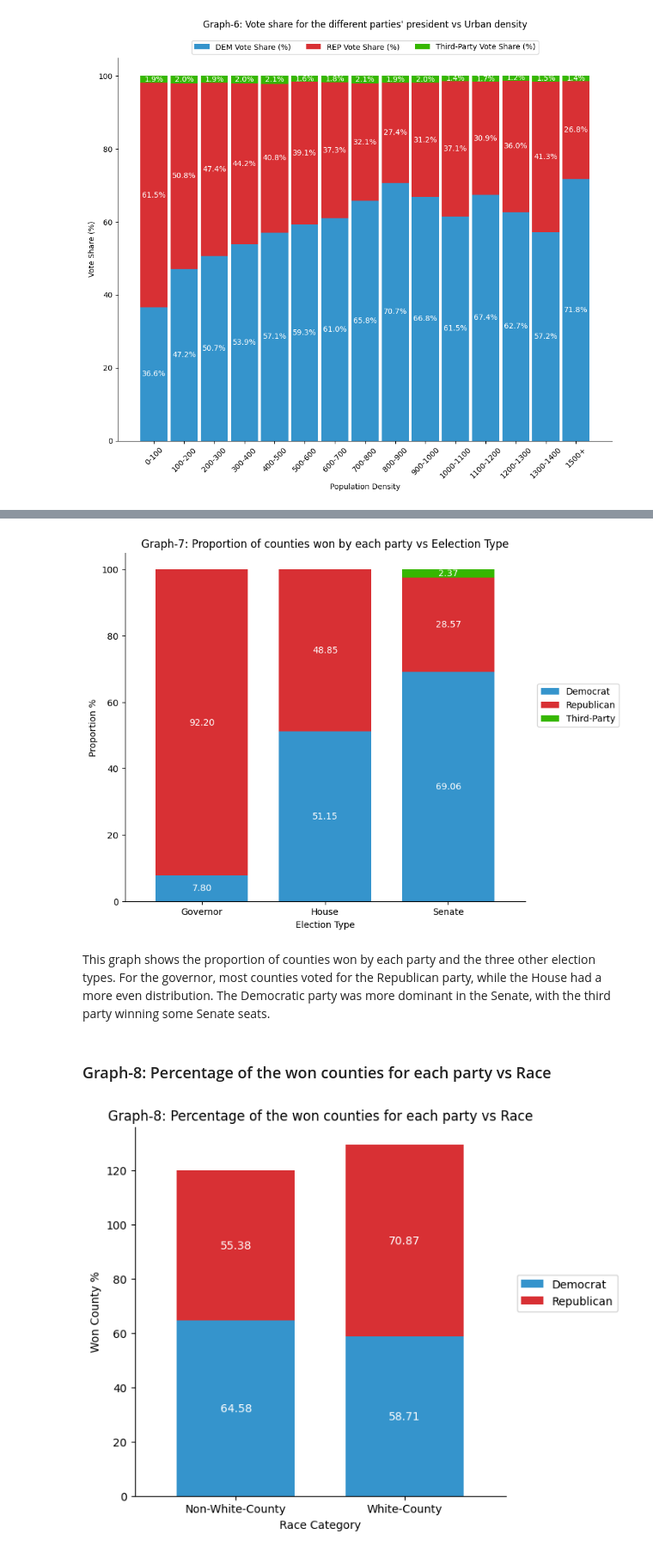
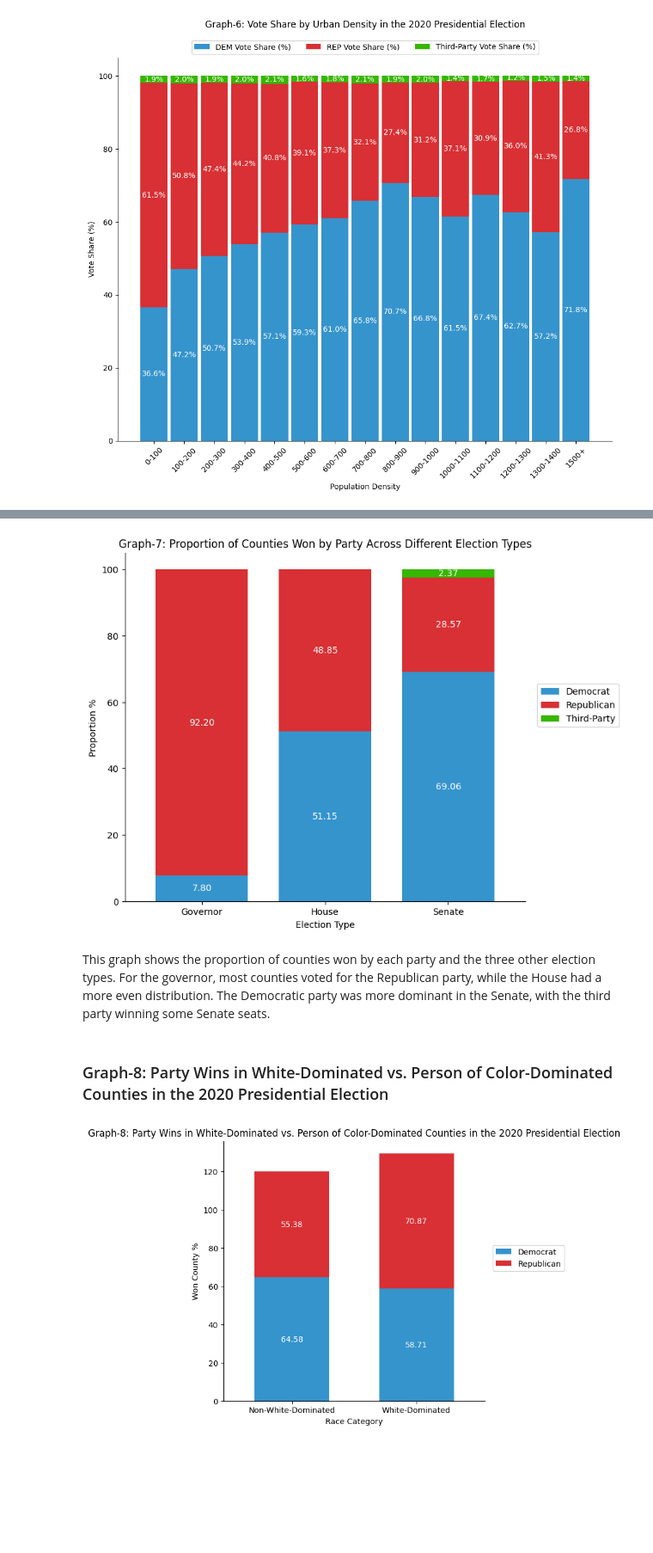
Before and after one commit to ECO225-W2025/eco225-project-code-marcus214, a Jupyter notebook: Project-One.ipynb, the cells around one changed output, grey strips where cells are left out. Shown at 86% size. Saved outputs shown, nothing was run; the diff lists cells and outputs as text; code cells hidden in the pictures; blank space fills up the shorter version.

```diff
--- a/Project-One.ipynb
+++ b/Project-One.ipynb
@@ -565,16 +615,19 @@ This shows the population density and the counties' vote share percentage within
 # %%
-# Graph-7: Proportion of counties won by each party vs Eelection Type
+# Graph-7: Proportion of Counties Won by Party Across Different Election Types
 
 # Prepare data
-house_df = house_cand_won.groupby('party').agg(Proportion=('party', 'count')).reset_index().copy()
+house_df = house_cand_won.groupby('party').agg(
+                    Proportion=('party', 'count')).reset_index().copy()
 house_total_count = house_cand_won['party'].count()
 house_df['Proportion'] = (house_df['Proportion'] / house_total_count) * 100.0
 
-senate_df = senate_county_cand_won.groupby('party').agg(Proportion=('party', 'count')).reset_index().copy()
+senate_df = senate_county_cand_won.groupby('party').agg(
+                    Proportion=('party', 'count')).reset_index().copy()
 senate_total_count = senate_county_cand_won['party'].count()
 senate_df['Proportion'] = (senate_df['Proportion'] / senate_total_count) * 100.0
 
-governor_df = governor_county_cand_won.groupby('party').agg(Proportion=('party', 'count')).reset_index().copy()
+governor_df = governor_county_cand_won.groupby('party').agg(
+                    Proportion=('party', 'count')).reset_index().copy()
 governor_total_count = governor_county_cand_won['party'].count()
 governor_df['Proportion'] = (governor_df['Proportion'] / governor_total_count) * 100.0
 
@@ -585,8 +638,8 @@ governor_df['Election Type'] = 'Governor'
 combined_df = pd.concat([house_df, senate_df, governor_df])
 
 # Pivot the DataFrame
-#pivot_df = combined_df.pivot(index='party', columns='Election Type', values='Proportion')
-pivot_df = combined_df.pivot(index='Election Type', columns='party', values='Proportion')
+pivot_df = combined_df.pivot(index='Election Type', columns='party',
+                             values='Proportion')
 
 # Define custom colors for each type
 colors = ['#3594cc', '#d83034', '#36b700']
@@ -598,7 +651,8 @@ colors = ['#3594cc', '#d83034', '#36b700']
 
 # Plotting with custom colors
 bar_width = 0.75
-ax = pivot_df.plot(kind='bar', stacked=True, figsize=(8, 7), width=bar_width, color=colors)
+ax = pivot_df.plot(kind='bar', stacked=True, figsize=(8, 7),
+                   width=bar_width, color=colors)
 
 # Adding values on the bars
 for i, party in enumerate(pivot_df.index):
@@ -620,7 +674,8 @@ for i, party in enumerate(pivot_df.index):
 # Adding labels and title
 plt.xlabel('Election Type')
 plt.ylabel('Proportion %')
-plt.title('Graph-7: Proportion of counties won by each party vs Eelection Type')
+plt.title("Graph-7: Proportion of Counties Won by Party Across "
+          "Different Election Types")
 plt.legend(loc=(1.03, 0.5))
 plt.xticks(rotation=0)
 
@@ -630,14 +685,14 @@ ax.spines['top'].set_visible(False)
 # Show the plot
 plt.show()
 # %% [output]
-[figure, old version]
+[figure, new version]
 # %% [markdown]
 This graph shows the proportion of counties won by each party and the three other election types. For the governor, most counties voted for the Republican party, while the House had a more even distribution. The Democratic party was more dominant in the Senate, with the third party winning some Senate seats.
 <br>
 # %% [markdown]
-### Graph-8: Percentage of the won counties for each party vs Race
+### Graph-8: Party Wins in White-Dominated vs. Person of Color-Dominated Counties in the 2020 Presidential Election
 # %%
-# Graph-8: Percentage of the won counties for each party vs Race
+# Graph-8: Party Wins in White-Dominated vs. Person of Color-Dominated Counties in the 2020 Presidential Election
 
 # select columns to be ploted
 data_df = final_df.copy()
@@ -651,27 +706,27 @@ data_df['NH-Rest'] = (
     data_df['NH-Two or More Races percentage']
 )
 
-# Classify counties as White-County or Non-White-County
+# Classify counties as White-Dominated or Non-White-Dominated
 data_df['Race_Type'] = np.where(
     data_df['NH-White percentage'] > data_df['NH-Rest'],
-    'White-County',
-    'Non-White-County'
+    'White-Dominated',
+    'Non-White-Dominated'
 )
 
 data2_df = data_df[['party', 'Vote_Percentage', 'Race_Type']]
-#data2_df.head()
 
 # create Average of Vote Percentage
 data2_df = data2_df.groupby(['Race_Type', 'party'], observed=False).agg(
                 Averge_Vote_Percentage=('Vote_Percentage', 'mean')
                 ).reset_index()
-#data2_df.head()
 
 # Pivot the DataFrame
-pivot_df = data2_df.pivot(index='Race_Type', columns='party', values='Averge_Vote_Percentage')
+pivot_df = data2_df.pivot(index='Race_Type', columns='party',
+                          values='Averge_Vote_Percentage')
 
 # Define custom colors for each type
 colors = ['#3594cc', '#d83034', '#36b700']
+# Define custom colors for each type
 #colors = {
 #    'Democrat': '#3594cc',  # Blue
 #    'Republican': '#d83034',  # Red
@@ -679,38 +734,40 @@ colors = ['#3594cc', '#d83034', '#36b700']
 #}
 
 # Plotting with custom colors
-bar_width = 0.7
-ax = pivot_df.plot(kind='bar', stacked=True, figsize=(6, 6), width=bar_width, color=colors)
+bar_width = 0.6
+ax = pivot_df.plot(kind='bar', stacked=True, figsize=(6, 6),
+                   width=bar_width, color=colors)
 
 # Adding values on the bars
 for i, party in enumerate(pivot_df.index):
     bottom = 0  # Track the bottom of each stack
     for j, type_col in enumerate(pivot_df.columns):
         value = pivot_df.loc[party, type_col]
         if value > 0:  # Only display values greater than 0
             ax.text(
                 x=i,  # x-position of the bar
                 y=bottom + value / 2,  # y-position (middle of the stack segment)
                 s=f'{value:.2f}',  # Display value with 2 decimal places
                 ha='center',  # Horizontal alignment
                 va='center',  # Vertical alignment
                 color='white',  # Text color
                 fontsize=10  # Font size
             )
         bottom += value  # Update the bottom for the next stack segment
 
 # Adding labels and title
 plt.xlabel('Race Category')
 plt.ylabel('Won County %')
-plt.title('Graph-8: Percentage of the won counties for each party vs Race')
+plt.title("Graph-8: Party Wins in White-Dominated vs. Person of Color-Dominated "
+          "Counties in the 2020 Presidential Election")
 plt.legend(loc=(1.03, 0.5))
 plt.xticks(rotation=0)
 
 ax.spines['right'].set_visible(False)
 ax.spines['top'].set_visible(False)
 
 # Show the plot
 plt.show()
 # %% [output]
-[figure, old version]
+[figure, new version]
 # %% [markdown]
```
Also changed, not shown: parts of 27 cells of this notebook.
